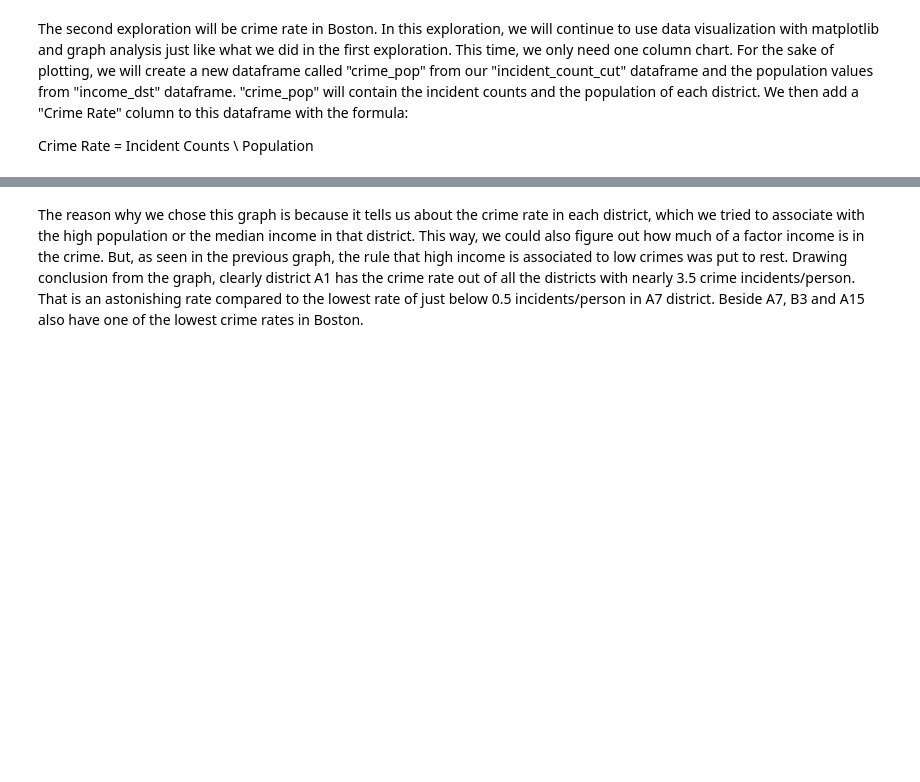
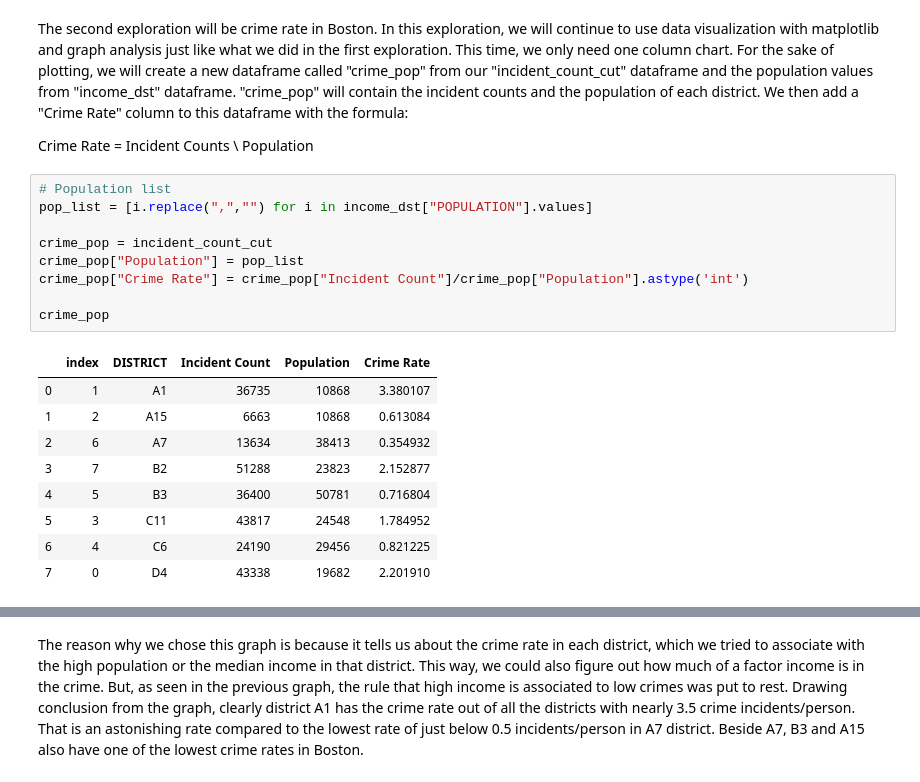
Before and after one commit to Prakhar-Saxena/INFO212-FinalProject, a Jupyter notebook: Final Project.ipynb, the cells around one changed output, grey strips where cells are left out. Cells and saved outputs as stored; diff of their text form; blank space fills up the shorter version.

```diff
--- a/Final Project.ipynb
+++ b/Final Project.ipynb
@@ -221,4 +259,23 @@ This graph gives us insight into whether high rates of crime is co-related to in
 The second exploration will be crime rate in Boston. In this exploration, we will continue to use data visualization with matplotlib and graph analysis just like what we did in the first exploration. This time, we only need one column chart. For the sake of plotting, we will create a new dataframe called "crime_pop" from our "incident_count_cut" dataframe and the population values from "income_dst" dataframe. "crime_pop" will contain the incident counts and the population of each district. We then add a "Crime Rate" column to this dataframe with the formula:</font>
 
 Crime Rate = Incident Counts \ Population
+# %%
+# Population list
+pop_list = [i.replace(",","") for i in income_dst["POPULATION"].values]
+
+crime_pop = incident_count_cut
+crime_pop["Population"] = pop_list
+crime_pop["Crime Rate"] = crime_pop["Incident Count"]/crime_pop["Population"].astype('int')
+
+crime_pop
+# %% [output]
+|  | index | DISTRICT | Incident Count | Population | Crime Rate |
+| 0 | 1 | A1 | 36735 | 10868 | 3.380107 |
+| 1 | 2 | A15 | 6663 | 10868 | 0.613084 |
+| 2 | 6 | A7 | 13634 | 38413 | 0.354932 |
+| 3 | 7 | B2 | 51288 | 23823 | 2.152877 |
+| 4 | 5 | B3 | 36400 | 50781 | 0.716804 |
+| 5 | 3 | C11 | 43817 | 24548 | 1.784952 |
+| 6 | 4 | C6 | 24190 | 29456 | 0.821225 |
+| 7 | 0 | D4 | 43338 | 19682 | 2.201910 |
 # %%
```
Also changed, not shown: parts of 7 cells of this notebook.
